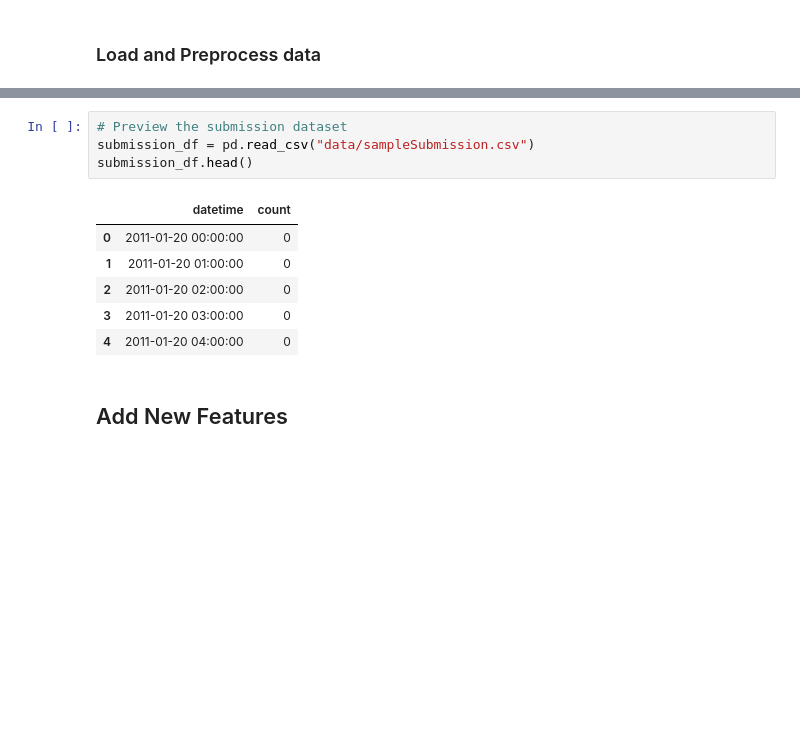
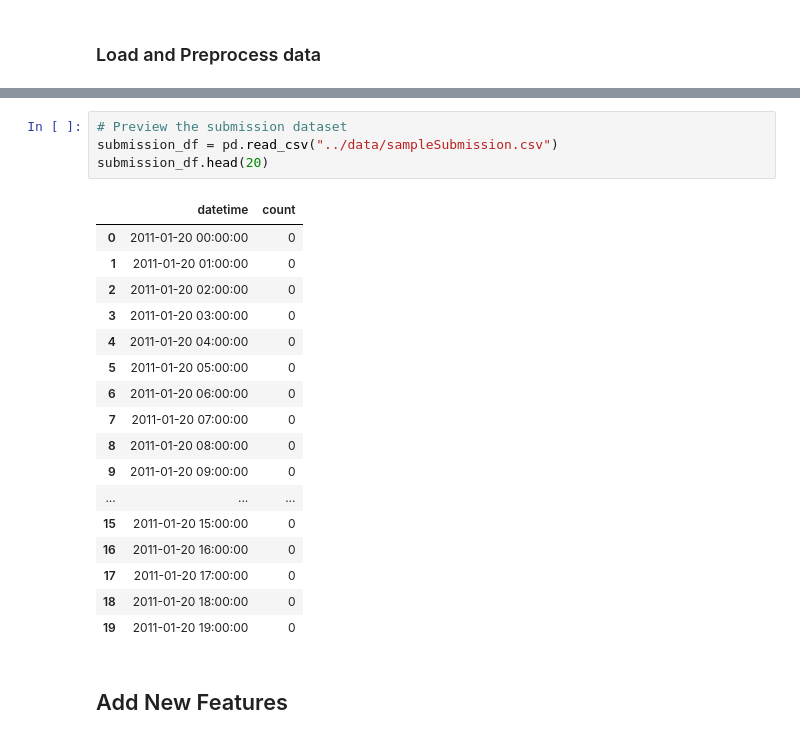
Before and after one commit to Harish8622/Autogluon-Kaggle-Ride-Sharing, a Jupyter notebook: notebooks/feature_engineering_notebook.ipynb, the cells around one changed output, grey strips where cells are left out. Cells and saved outputs as stored; diff of their text form; blank space fills up the shorter version.

```diff
--- a/notebooks/feature_engineering_notebook.ipynb
+++ b/notebooks/feature_engineering_notebook.ipynb
@@ -108,15 +87,26 @@ test_df.head()
 | 4 | 2011-01-20 04:00:00 | 1 | 0 | 1 | 1 | 10.66 | 12.880 | 56 | 11.0014 |
 # %%
 # Preview the submission dataset
-submission_df = pd.read_csv("data/sampleSubmission.csv")
-submission_df.head()
+submission_df = pd.read_csv("../data/sampleSubmission.csv")
+submission_df.head(20)
 # %% [output]
 |  | datetime | count |
 | 0 | 2011-01-20 00:00:00 | 0 |
 | 1 | 2011-01-20 01:00:00 | 0 |
 | 2 | 2011-01-20 02:00:00 | 0 |
 | 3 | 2011-01-20 03:00:00 | 0 |
 | 4 | 2011-01-20 04:00:00 | 0 |
+| 5 | 2011-01-20 05:00:00 | 0 |
+| 6 | 2011-01-20 06:00:00 | 0 |
+| 7 | 2011-01-20 07:00:00 | 0 |
+| 8 | 2011-01-20 08:00:00 | 0 |
+| 9 | 2011-01-20 09:00:00 | 0 |
+| ... | ... | ... |
+| 15 | 2011-01-20 15:00:00 | 0 |
+| 16 | 2011-01-20 16:00:00 | 0 |
+| 17 | 2011-01-20 17:00:00 | 0 |
+| 18 | 2011-01-20 18:00:00 | 0 |
+| 19 | 2011-01-20 19:00:00 | 0 |
 # %% [markdown]
 ## Add New Features
 # %% [markdown]
```
Also changed, not shown: parts of 10 cells of this notebook, 6 other files.
